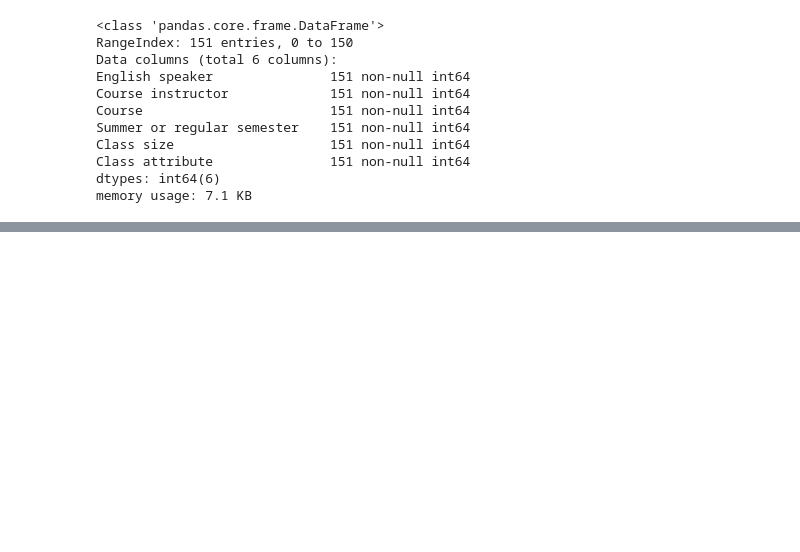
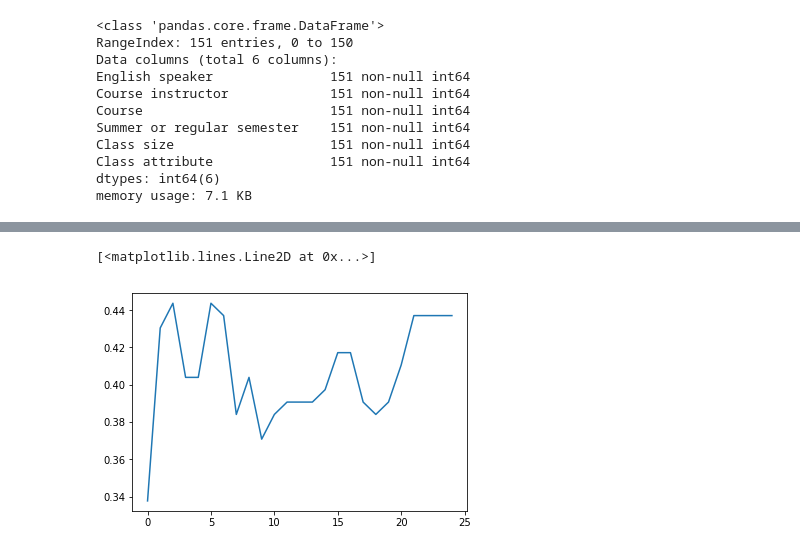
Before and after one commit to fkruczek/neural-network-classification, a Jupyter notebook: script2.ipynb, the cells around one changed output, grey strips where cells are left out. Drawn from its saved outputs; the diff is of its cells as text; code cells hidden in the pictures; blank space fills up the shorter version.

```diff
--- a/script2.ipynb
+++ b/script2.ipynb
@@ -385,0 +419,5 @@ print ('Accuracy: %d' % float((np.dot(Y,predictions.T) + np.dot(1-Y,1-prediction
+# %%
+plt.plot(range(len(acc_tab)), acc_tab)
+# %% [output]
+[<matplotlib.lines.Line2D at 0x...>]
+[figure, added]
```
Also changed, not shown: parts of 14 cells of this notebook.
